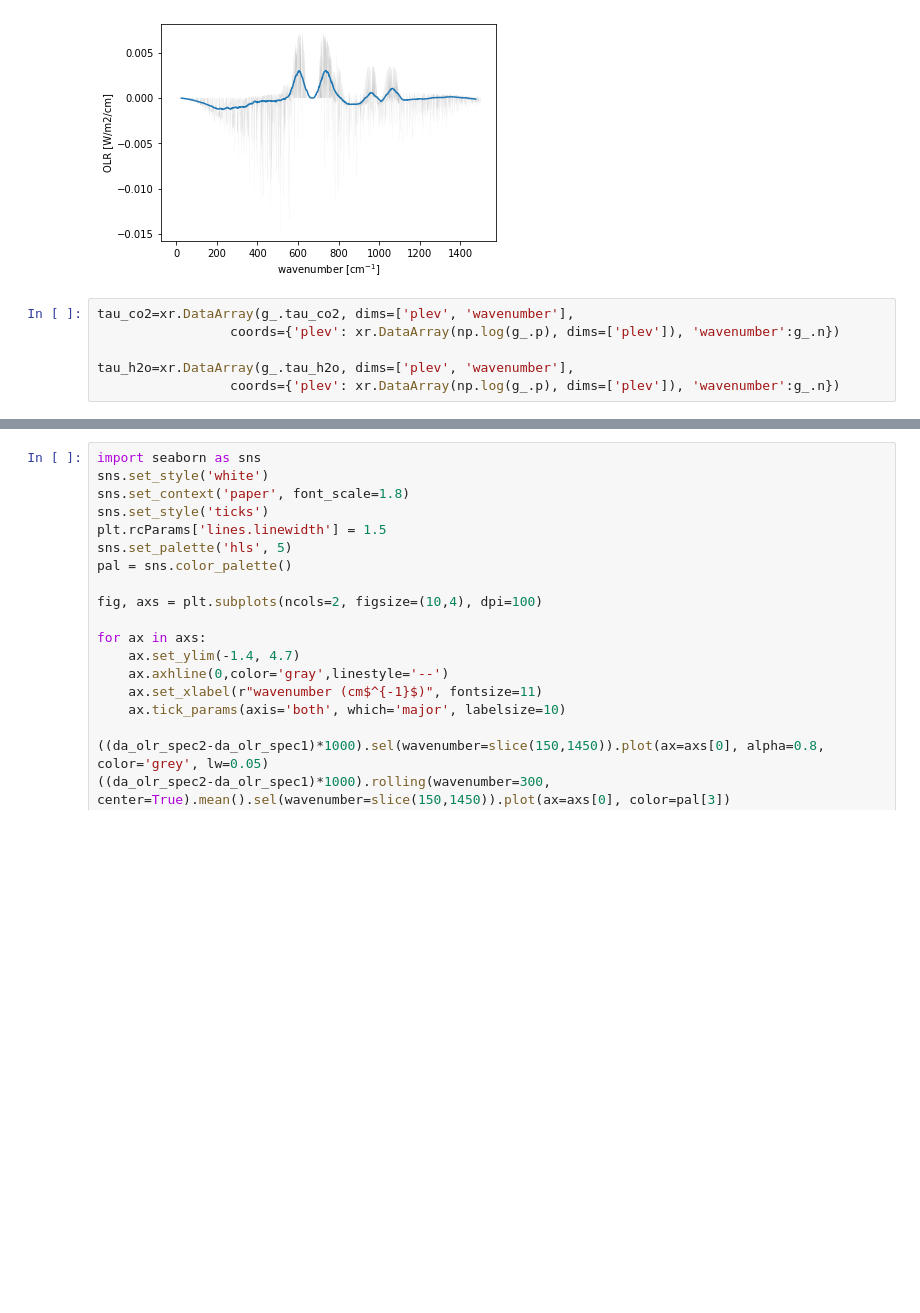
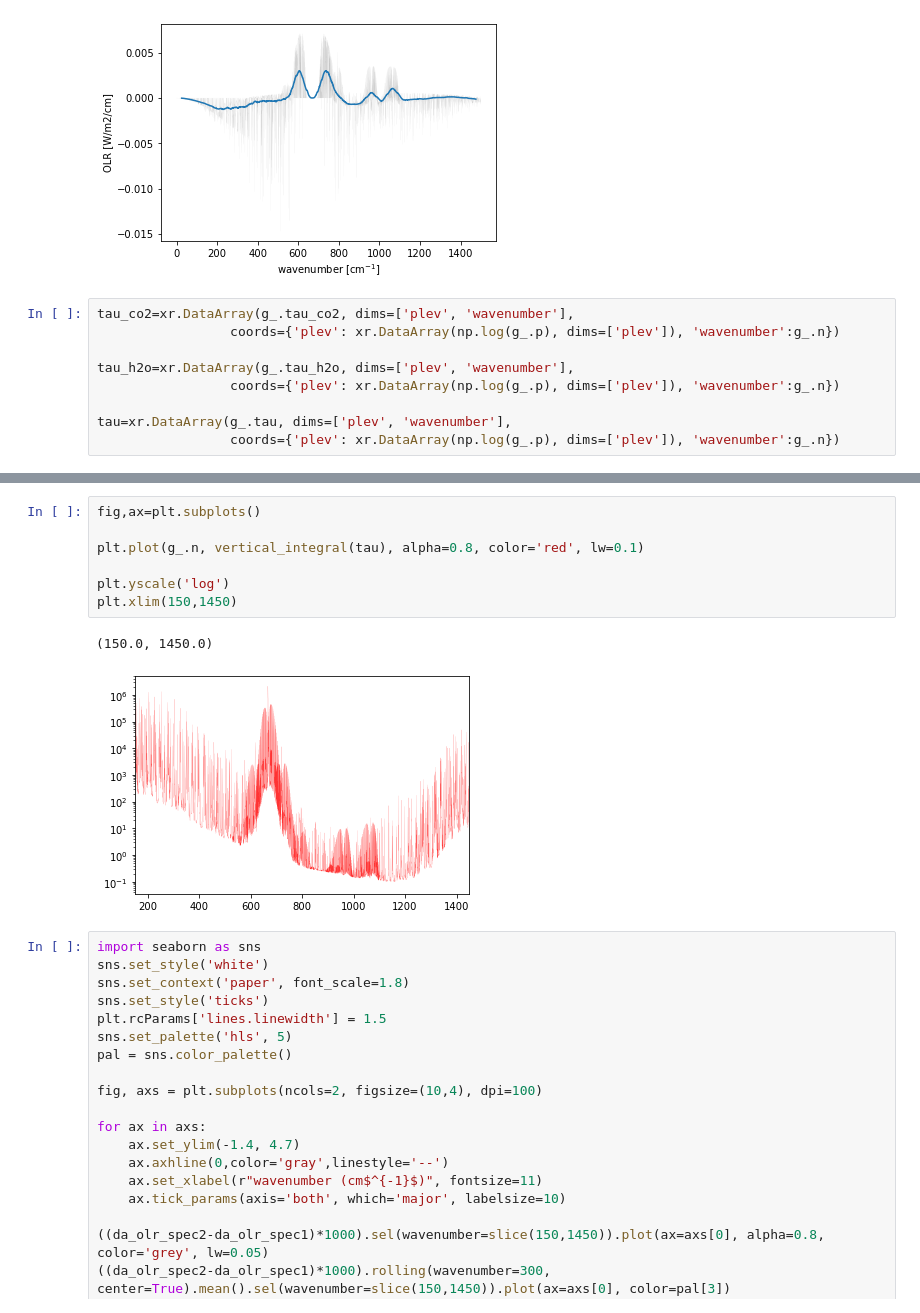
Before and after one commit to AndrewILWilliams/ECS_bump, a Jupyter notebook: climlab_rrtmg.ipynb, the cells around one changed output, grey strips where cells are left out. Saved outputs shown, nothing was run; the diff lists cells and outputs as text; blank space fills up the shorter version.

```diff
--- a/climlab_rrtmg.ipynb
+++ b/climlab_rrtmg.ipynb
@@ -697,3 +656,6 @@ tau_co2=xr.DataArray(g_.tau_co2, dims=['plev', 'wavenumber'],
 
 tau_h2o=xr.DataArray(g_.tau_h2o, dims=['plev', 'wavenumber'],
                  coords={'plev': xr.DataArray(np.log(g_.p), dims=['plev']), 'wavenumber':g_.n})
+
+tau=xr.DataArray(g_.tau, dims=['plev', 'wavenumber'],
+                 coords={'plev': xr.DataArray(np.log(g_.p), dims=['plev']), 'wavenumber':g_.n})
@@ -736,3 +674,13 @@ da_olr_spec2.rolling(wavenumber=500, center=True).mean().plot()
+# %%
+fig,ax=plt.subplots()
+
+plt.plot(g_.n, vertical_integral(tau), alpha=0.8, color='red', lw=0.1)
+
+plt.yscale('log')
+plt.xlim(150,1450)
+# %% [output]
+(150.0, 1450.0)
+[figure, added]
 # %%
 import seaborn as sns
 sns.set_style('white')
```
Also changed, not shown: parts of 17 cells of this notebook.
